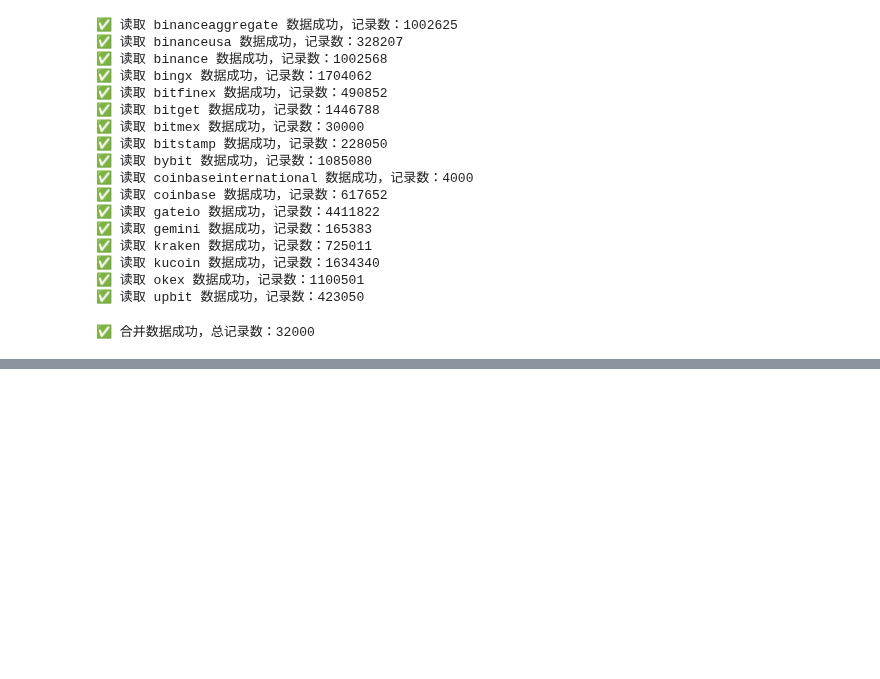
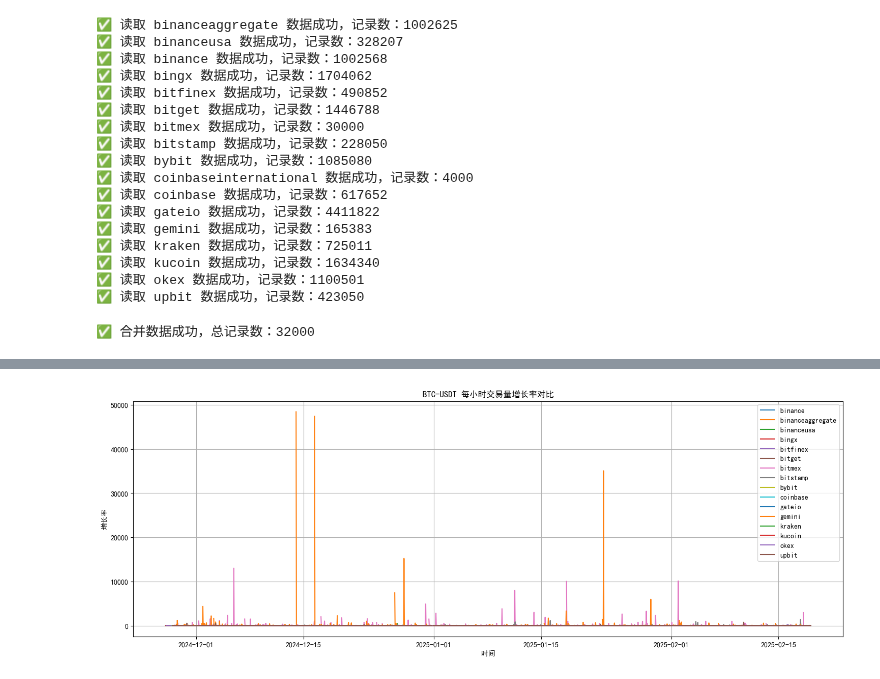
Before and after one commit to Cacidy/Project, a Jupyter notebook: spot_volume/data_process.ipynb, the cells around one changed output, grey strips where cells are left out. Drawn from its saved outputs; the diff is of its cells as text; code cells hidden in the pictures; blank space fills up the shorter version.

```diff
--- a/spot_volume/data_process.ipynb
+++ b/spot_volume/data_process.ipynb
@@ -165,0 +156,45 @@ T-test p-value: 0.0000
+# %%
+# 计算每个交易所每小时交易量相对于前一小时的变化比例
+hourly_volume_growth = hourly_volume.pct_change(fill_method=None)
+
+print("每小时各交易所交易量环比增长率：")
+print(hourly_volume_growth.head())
+
+# 可视化：各交易所每小时交易量增长率
+plt.figure(figsize=(18, 6))
+for exchange in hourly_volume_growth.columns[:-1]:  # 排除 total_market_volume
+    plt.plot(hourly_volume_growth.index, hourly_volume_growth[exchange], label=exchange)
+plt.title(f"{target_instrument} 每小时交易量增长率对比")
+plt.xlabel("时间")
+plt.ylabel("增长率")
+plt.legend()
+plt.grid()
+plt.show()
+
+# target_exchange = "binance"
+# # 可视化：目标交易所增长率 vs 全市场增长率
+# if target_exchange in hourly_volume_growth.columns:
+#     plt.figure(figsize=(14, 7))
+#     plt.plot(hourly_volume_growth.index, hourly_volume_growth[target_exchange], label=target_exchange, color="red")
+#     plt.plot(hourly_volume_growth.index, hourly_volume_growth["total_market_volume"], label="全市场", color="blue", linestyle="--")
+#     plt.title(f"{target_instrument} {target_exchange} 交易量增长率 vs 全市场增长率")
+#     plt.xlabel("时间")
+#     plt.ylabel("增长率")
+#     plt.legend()
+#     plt.grid()
+#     plt.show()
+# else:
+#     print(f"⚠️ 目标交易所 {target_exchange} 不在数据中！")
+
+# for exchange in hourly_volume_growth.columns:
+#     if exchange != "total_market_volume":  # 排除总交易量列
+#         plt.figure(figsize=(14, 7))
+#         plt.plot(hourly_volume_growth.index, hourly_volume_growth[exchange], label=exchange, color="red")
+#         plt.plot(hourly_volume_growth.index, hourly_volume_growth["total_market_volume"], label="全市场", color="blue", linestyle="--")
+#         plt.title(f"{target_instrument} {exchange} 交易量增长率 vs 全市场增长率")
+#         plt.xlabel("时间")
+#         plt.ylabel("增长率")
+#         plt.legend()
+#         plt.grid()
+#         plt.show()
+# %% [output]
@@ -165,0 +218 @@ T-test p-value: 0.0000
+[figure, added]
```
Also changed, not shown: parts of 12 cells of this notebook, 1 other file.
